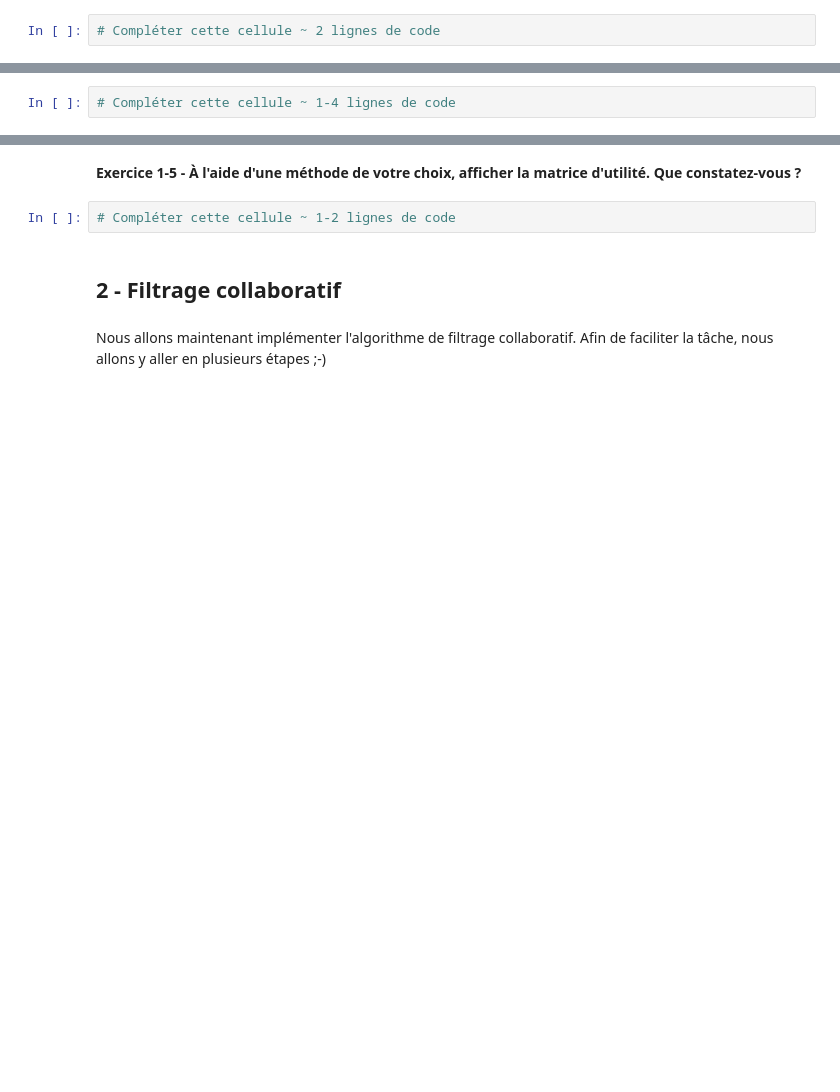
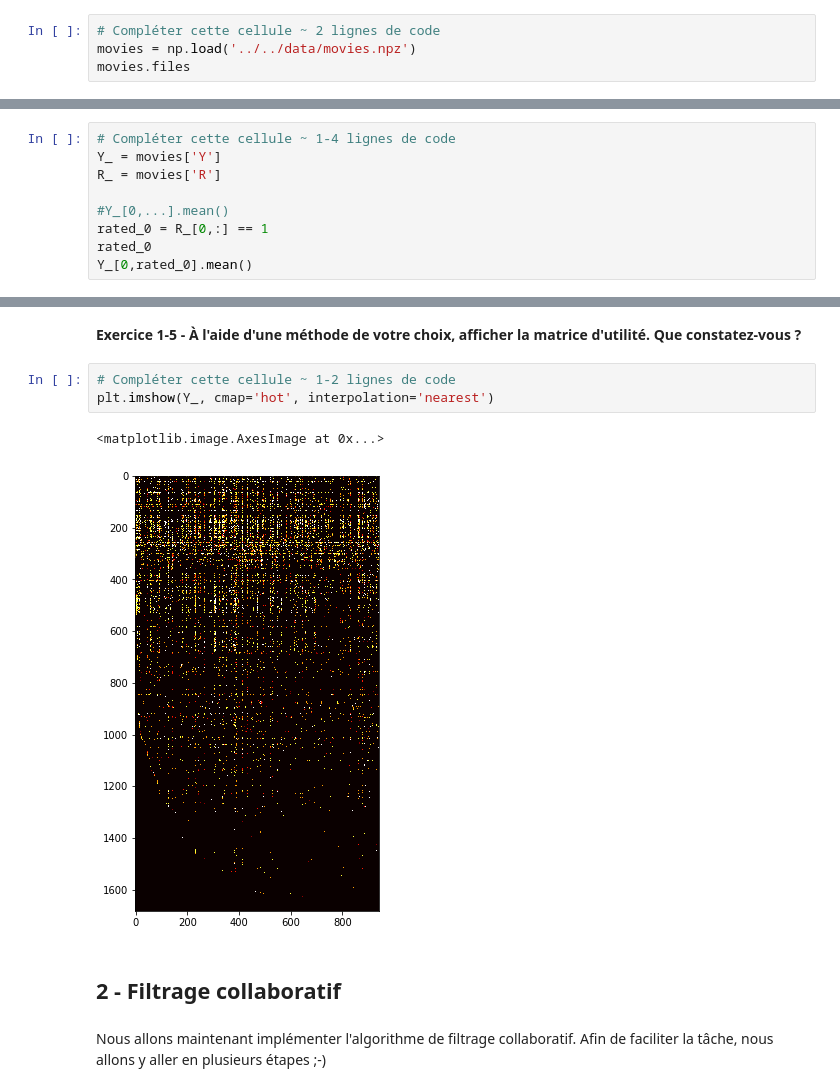
Before and after one commit to mswawola-cegep/420-a58-sf, a Jupyter notebook: nbs/03-03-systemes-recommandation/03-03-systemes-recommandation.ipynb, the cells around one changed output, grey strips where cells are left out. Cells and saved outputs as stored; diff of their text form; blank space fills up the shorter version.

```diff
--- a/nbs/03-03-systemes-recommandation/03-03-systemes-recommandation.ipynb
+++ b/nbs/03-03-systemes-recommandation/03-03-systemes-recommandation.ipynb
@@ -23,3 +23,5 @@ Nous commencons par charger le jeu de données des notations de films et essayon
 **Exercice 1-1 - À l'aide de NumPy, chargez le jeu de données contenu dans le fichier `movies.npz`. Quels tableaux sont disponibles dans ce fichier ?**
 # %%
 # Compléter cette cellule ~ 2 lignes de code
+movies = np.load('../../data/movies.npz')
+movies.files
@@ -35,3 +47,10 @@ Nous commencons par charger le jeu de données des notations de films et essayon
 **Exercice 1-4 - Calculer la moyenne des notes du premier film. Identifiez ce film à l'aide du fichier movie_ids.txt**
 # %%
 # Compléter cette cellule ~ 1-4 lignes de code
+Y_ = movies['Y']
+R_ = movies['R']
+
+#Y_[0,...].mean()
+rated_0 = R_[0,:] == 1
+rated_0
+Y_[0,rated_0].mean()
@@ -39,6 +73,10 @@ Nous commencons par charger le jeu de données des notations de films et essayon
 **Exercice 1-5 - À l'aide d'une méthode de votre choix, afficher la matrice d'utilité. Que constatez-vous ?**
 # %%
 # Compléter cette cellule ~ 1-2 lignes de code
+plt.imshow(Y_, cmap='hot', interpolation='nearest')
+# %% [output]
+<matplotlib.image.AxesImage at 0x...>
+[figure, added]
 # %% [markdown]
 ## 2 - Filtrage collaboratif
 # %% [markdown]
```
Also changed, not shown: parts of 11 cells of this notebook, 9 other files.
